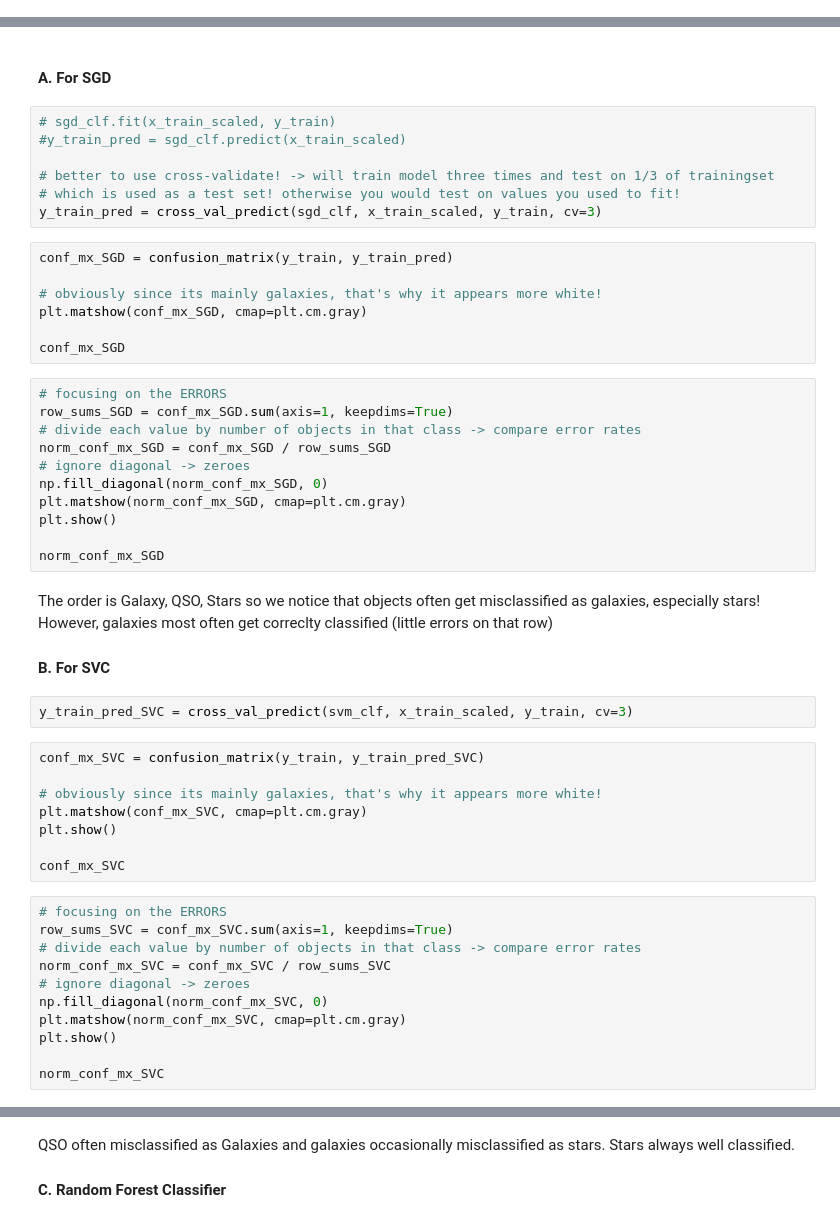
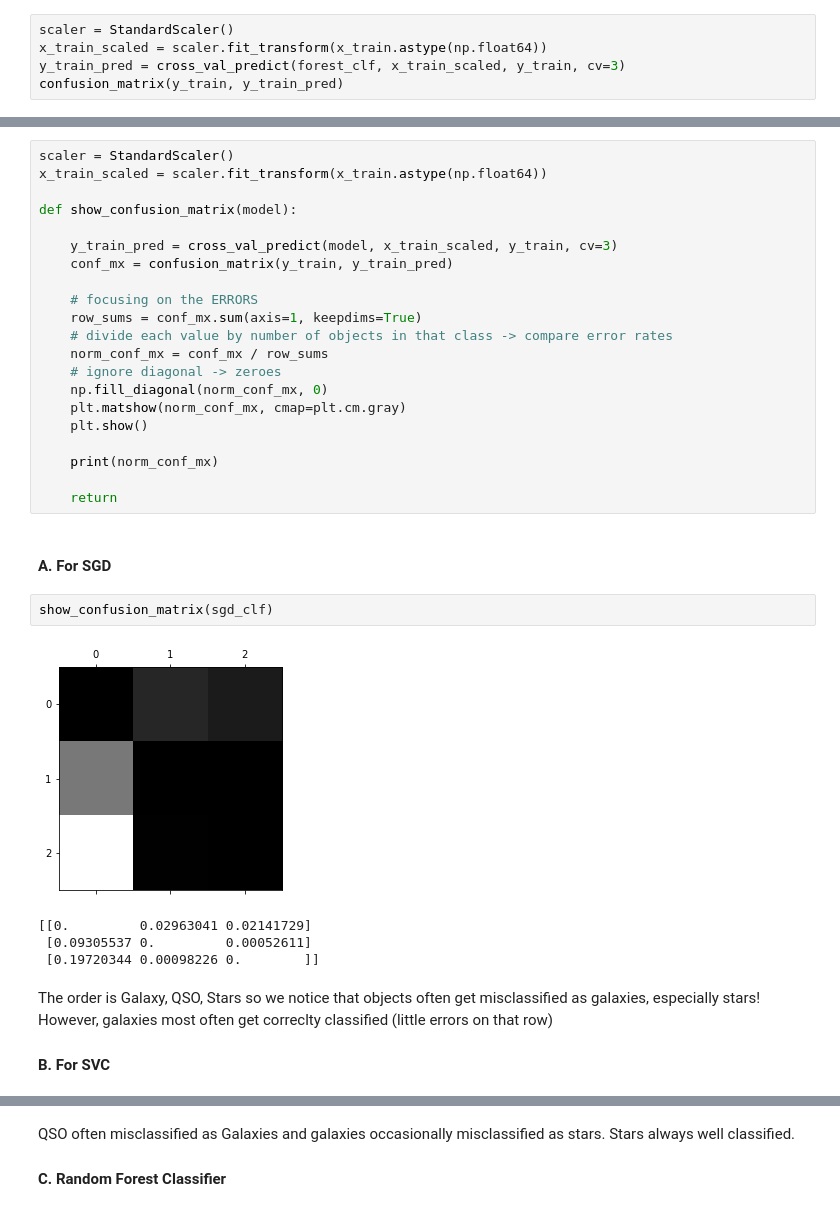
Before and after one commit to ElliottDenis/IRIDIA-ML-internship, a Jupyter notebook: (SDSS - 3) Multiclass classification.ipynb, the cells around one changed output, grey strips where cells are left out. Cells and saved outputs as stored; diff of their text form.

Commit message:
Working on models for multiclass classification

```diff
--- a/(SDSS - 3) Multiclass classification.ipynb
+++ b/(SDSS - 3) Multiclass classification.ipynb
@@ -150,0 +175,5 @@ Maybe create a function that would automatically display confusion matrix so i c
+# %%
+scaler = StandardScaler()
+x_train_scaled = scaler.fit_transform(x_train.astype(np.float64))
+y_train_pred = cross_val_predict(forest_clf, x_train_scaled, y_train, cv=3)
+confusion_matrix(y_train, y_train_pred)
@@ -151,52 +210,34 @@ Maybe create a function that would automatically display confusion matrix so i c
+# %%
+scaler = StandardScaler()
+x_train_scaled = scaler.fit_transform(x_train.astype(np.float64))
+
+def show_confusion_matrix(model):
+
+    y_train_pred = cross_val_predict(model, x_train_scaled, y_train, cv=3)
+    conf_mx = confusion_matrix(y_train, y_train_pred)
+
+    # focusing on the ERRORS
+    row_sums = conf_mx.sum(axis=1, keepdims=True)
+    # divide each value by number of objects in that class -> compare error rates
+    norm_conf_mx = conf_mx / row_sums
+    # ignore diagonal -> zeroes
+    np.fill_diagonal(norm_conf_mx, 0)
+    plt.matshow(norm_conf_mx, cmap=plt.cm.gray)
+    plt.show()
+
+    print(norm_conf_mx)
+
+    return
 # %% [markdown]
 #### A. For SGD
-# %%
-# sgd_clf.fit(x_train_scaled, y_train)
-#y_train_pred = sgd_clf.predict(x_train_scaled)
-
-# better to use cross-validate! -> will train model three times and test on 1/3 of trainingset
-# which is used as a test set! otherwise you would test on values you used to fit!
-y_train_pred = cross_val_predict(sgd_clf, x_train_scaled, y_train, cv=3)
-# %%
-conf_mx_SGD = confusion_matrix(y_train, y_train_pred)
-
-# obviously since its mainly galaxies, that's why it appears more white!
-plt.matshow(conf_mx_SGD, cmap=plt.cm.gray)
-
-conf_mx_SGD
-# %%
-# focusing on the ERRORS
-row_sums_SGD = conf_mx_SGD.sum(axis=1, keepdims=True)
-# divide each value by number of objects in that class -> compare error rates
-norm_conf_mx_SGD = conf_mx_SGD / row_sums_SGD
-# ignore diagonal -> zeroes
-np.fill_diagonal(norm_conf_mx_SGD, 0)
-plt.matshow(norm_conf_mx_SGD, cmap=plt.cm.gray)
-plt.show()
-
-norm_conf_mx_SGD
+# %%
+show_confusion_matrix(sgd_clf)
+# %% [output]
+[figure, added]
+[[0.         0.02963041 0.02141729]
+ [0.09305537 0.         0.00052611]
+ [0.19720344 0.00098226 0.        ]]
 # %% [markdown]
 The order is Galaxy, QSO, Stars so we notice that objects often get misclassified as galaxies, especially stars! However, galaxies most often get correclty classified (little errors on that row)
 
 #### B. For SVC
-# %%
-y_train_pred_SVC = cross_val_predict(svm_clf, x_train_scaled, y_train, cv=3)
-# %%
-conf_mx_SVC = confusion_matrix(y_train, y_train_pred_SVC)
-
-# obviously since its mainly galaxies, that's why it appears more white!
-plt.matshow(conf_mx_SVC, cmap=plt.cm.gray)
-plt.show()
-
-conf_mx_SVC
-# %%
-# focusing on the ERRORS
-row_sums_SVC = conf_mx_SVC.sum(axis=1, keepdims=True)
-# divide each value by number of objects in that class -> compare error rates
-norm_conf_mx_SVC = conf_mx_SVC / row_sums_SVC
-# ignore diagonal -> zeroes
-np.fill_diagonal(norm_conf_mx_SVC, 0)
-plt.matshow(norm_conf_mx_SVC, cmap=plt.cm.gray)
-plt.show()
-
-norm_conf_mx_SVC
```
Also changed, not shown: parts of 55 cells of this notebook, 1 other file.
